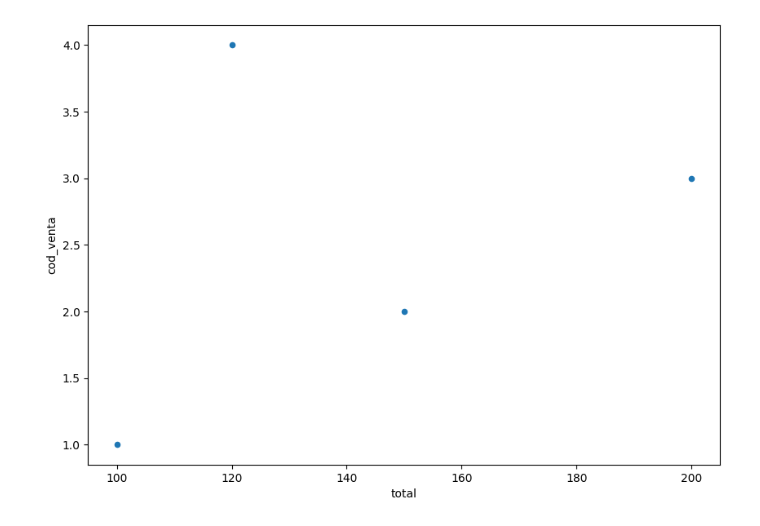
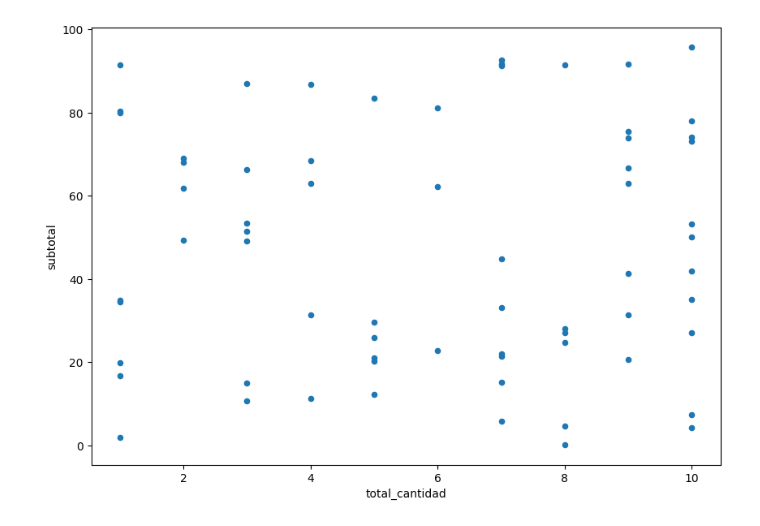
Before and after one commit to mita08mm/jupiterIA, a Jupyter notebook: post.ipynb, the cells around one changed output. Cells and saved outputs as stored; diff of their text form; code cells hidden in the pictures.

```diff
--- a/post.ipynb
+++ b/post.ipynb
@@ -40,0 +34,3 @@ TypeError: read_sql() missing 1 required positional argument: 'con'
+# %%
+df = pd.read_sql("SELECT DV.subtotal, P.producto, DV.cod_producto, SUM(DV.cantidad) as total_cantidad FROM detalle_venta DV JOIN Venta V ON DV.cod_detalleventa = V.cod_venta JOIN producto P ON P.cod_producto = DV.cod_producto GROUP BY DV.cod_producto, DV.subtotal, P.producto;", con= engine)
+df.head(10)
@@ -40,0 +53,2 @@ TypeError: read_sql() missing 1 required positional argument: 'con'
+# %%
+df.drop(columns=['producto'], inplace=True)
@@ -41,8 +91,11 @@ TypeError: read_sql() missing 1 required positional argument: 'con'
+# %%
+# kmeans clustering
+df1 = df[["total_cantidad", "subtotal"]]
 # %%
-df2.plot(kind="scatter",  # tipo de grafica
-        x="total",
-        y="cod_venta",
-        figsize=(10, 7))  # tamano de la grafica
+df1.plot(kind="scatter",
+        x="total_cantidad",
+        y="subtotal",
+        figsize=(10, 7))
 plt.show()
 # %% [output]
-[figure, old version]
+[figure, new version]
```
Also changed, not shown: parts of 30 cells of this notebook, 3 other files.
